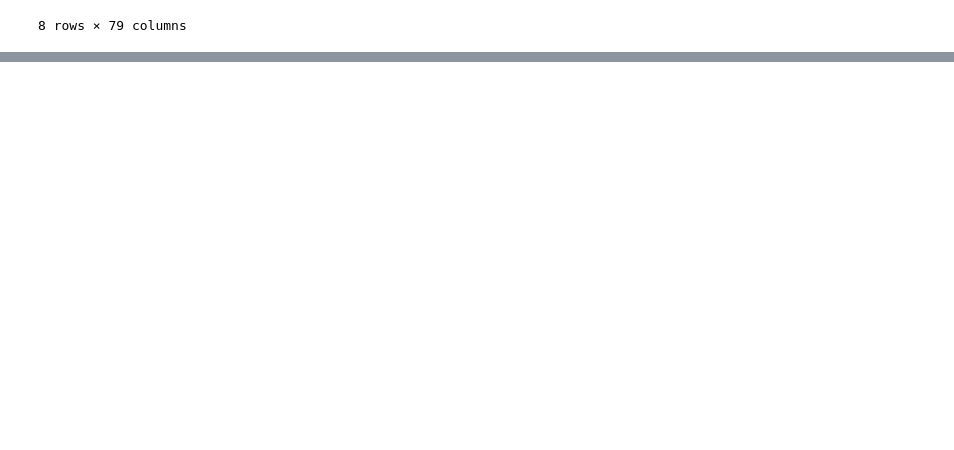
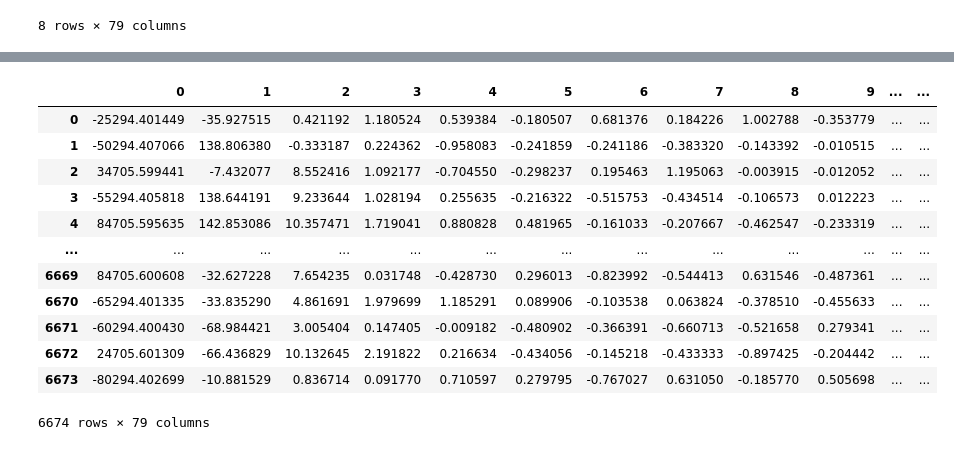
Before and after one commit to FennexFox/AIFFEL_quest_cr, a Jupyter notebook: 데기파 학습노트/03. Data Transformation.ipynb, the cells around one changed output, grey strips where cells are left out. Cells and saved outputs as stored; diff of their text form; code cells hidden in the pictures; blank space fills up the shorter version.

```diff
--- a/데기파 학습노트/03. Data Transformation.ipynb
+++ b/데기파 학습노트/03. Data Transformation.ipynb
@@ -964,0 +958,22 @@ mm_df.describe() # mM 스케일링 통계치 확인
+# %%
+# PCA 모듈 임포트
+
+from sklearn.decomposition import PCA
+pca = PCA() # 분석기 인스턴스 생성: 분석할 주성분 갯수 미지정
+# %%
+pca.fit(salary_df) # 분석기를 학습시킴
+pd.DataFrame(pca.transform(salary_df)) # nd어레이를 데이터프레임으로 변환
+# %% [output]
+|  | 0 | 1 | 2 | 3 | 4 | 5 | 6 | 7 | 8 | 9 | ... | ... |
+| 0 | -25294.401449 | -35.927515 | 0.421192 | 1.180524 | 0.539384 | -0.180507 | 0.681376 | 0.184226 | 1.002788 | -0.353779 | ... | ... |
+| 1 | -50294.407066 | 138.806380 | -0.333187 | 0.224362 | -0.958083 | -0.241859 | -0.241186 | -0.383320 | -0.143392 | -0.010515 | ... | ... |
+| 2 | 34705.599441 | -7.432077 | 8.552416 | 1.092177 | -0.704550 | -0.298237 | 0.195463 | 1.195063 | -0.003915 | -0.012052 | ... | ... |
+| 3 | -55294.405818 | 138.644191 | 9.233644 | 1.028194 | 0.255635 | -0.216322 | -0.515753 | -0.434514 | -0.106573 | 0.012223 | ... | ... |
+| 4 | 84705.595635 | 142.853086 | 10.357471 | 1.719041 | 0.880828 | 0.481965 | -0.161033 | -0.207667 | -0.462547 | -0.233319 | ... | ... |
+| ... | ... | ... | ... | ... | ... | ... | ... | ... | ... | ... | ... | ... |
+| 6669 | 84705.600608 | -32.627228 | 7.654235 | 0.031748 | -0.428730 | 0.296013 | -0.823992 | -0.544413 | 0.631546 | -0.487361 | ... | ... |
+| 6670 | -65294.401335 | -33.835290 | 4.861691 | 1.979699 | 1.185291 | 0.089906 | -0.103538 | 0.063824 | -0.378510 | -0.455633 | ... | ... |
+| 6671 | -60294.400430 | -68.984421 | 3.005404 | 0.147405 | -0.009182 | -0.480902 | -0.366391 | -0.660713 | -0.521658 | 0.279341 | ... | ... |
+| 6672 | 24705.601309 | -66.436829 | 10.132645 | 2.191822 | 0.216634 | -0.434056 | -0.145218 | -0.433333 | -0.897425 | -0.204442 | ... | ... |
+| 6673 | -80294.402699 | -10.881529 | 0.836714 | 0.091770 | 0.710597 | 0.279795 | -0.767027 | 0.631050 | -0.185770 | 0.505698 | ... | ... |
+6674 rows × 79 columns
```
Also changed, not shown: parts of 4 cells of this notebook.
